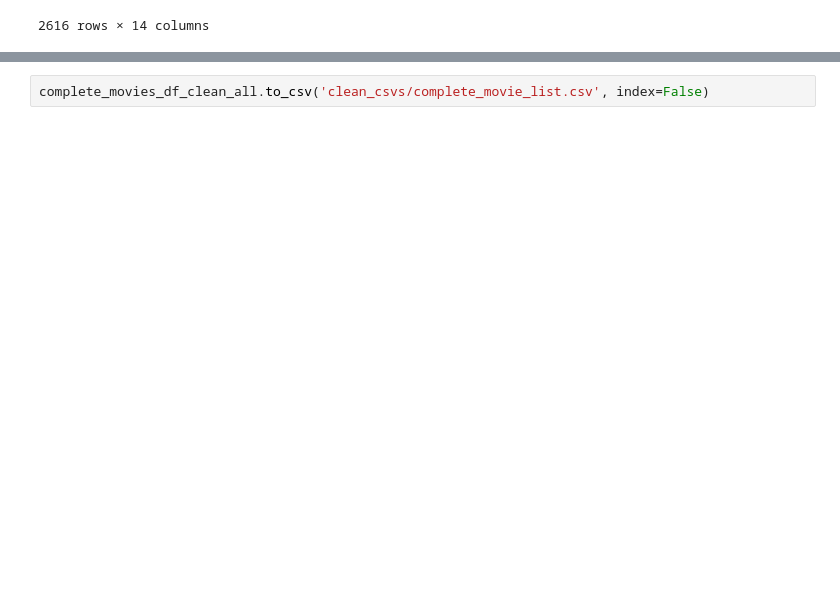
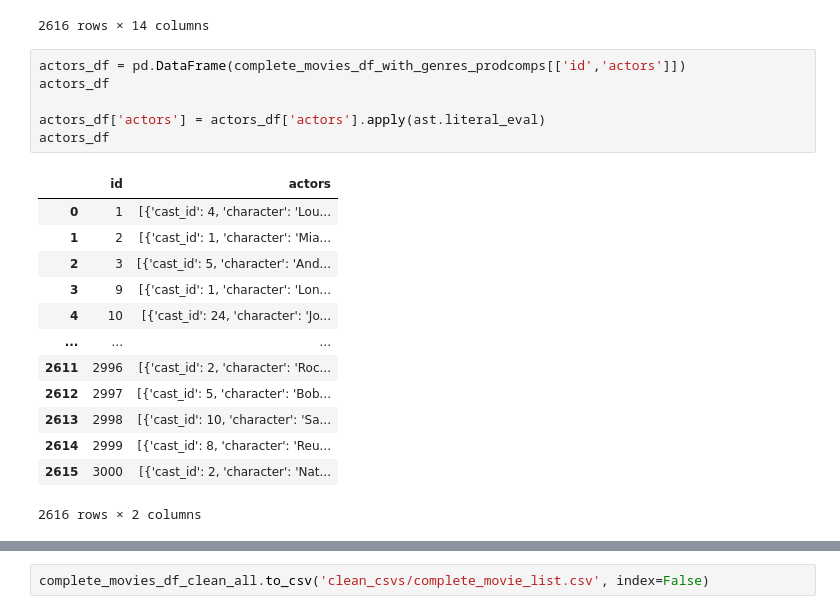
Before and after one commit to kendoll7/project_4, a Jupyter notebook: movies_etl.ipynb, the cells around one changed output, grey strips where cells are left out. Cells and saved outputs as stored; diff of their text form; blank space fills up the shorter version.

```diff
--- a/movies_etl.ipynb
+++ b/movies_etl.ipynb
@@ -773,3 +775,23 @@ complete_movies_df_with_language
 | 2614 | 2999 | 42000000 | Along Came Polly | 15.725542 | 1/16/04 | 90.0 | [{'iso_639_1': 'en', 'name': 'Eng... | Along Came Polly | ... |
 | 2615 | 3000 | 35000000 | Abduction | 10.512109 | 9/22/11 | 106.0 | [{'iso_639_1': 'en', 'name': 'Eng... | Abduction | ... |
 2616 rows × 14 columns
+# %%
+actors_df = pd.DataFrame(complete_movies_df_with_genres_prodcomps[['id','actors']])
+actors_df
+
+actors_df['actors'] = actors_df['actors'].apply(ast.literal_eval)
+actors_df
+# %% [output]
+|  | id | actors |
+| 0 | 1 | [{'cast_id': 4, 'character': 'Lou... |
+| 1 | 2 | [{'cast_id': 1, 'character': 'Mia... |
+| 2 | 3 | [{'cast_id': 5, 'character': 'And... |
+| 3 | 9 | [{'cast_id': 1, 'character': 'Lon... |
+| 4 | 10 | [{'cast_id': 24, 'character': 'Jo... |
+| ... | ... | ... |
+| 2611 | 2996 | [{'cast_id': 2, 'character': 'Roc... |
+| 2612 | 2997 | [{'cast_id': 5, 'character': 'Bob... |
+| 2613 | 2998 | [{'cast_id': 10, 'character': 'Sa... |
+| 2614 | 2999 | [{'cast_id': 8, 'character': 'Reu... |
+| 2615 | 3000 | [{'cast_id': 2, 'character': 'Nat... |
+2616 rows × 2 columns
```
Also changed, not shown: parts of 6 cells of this notebook.
